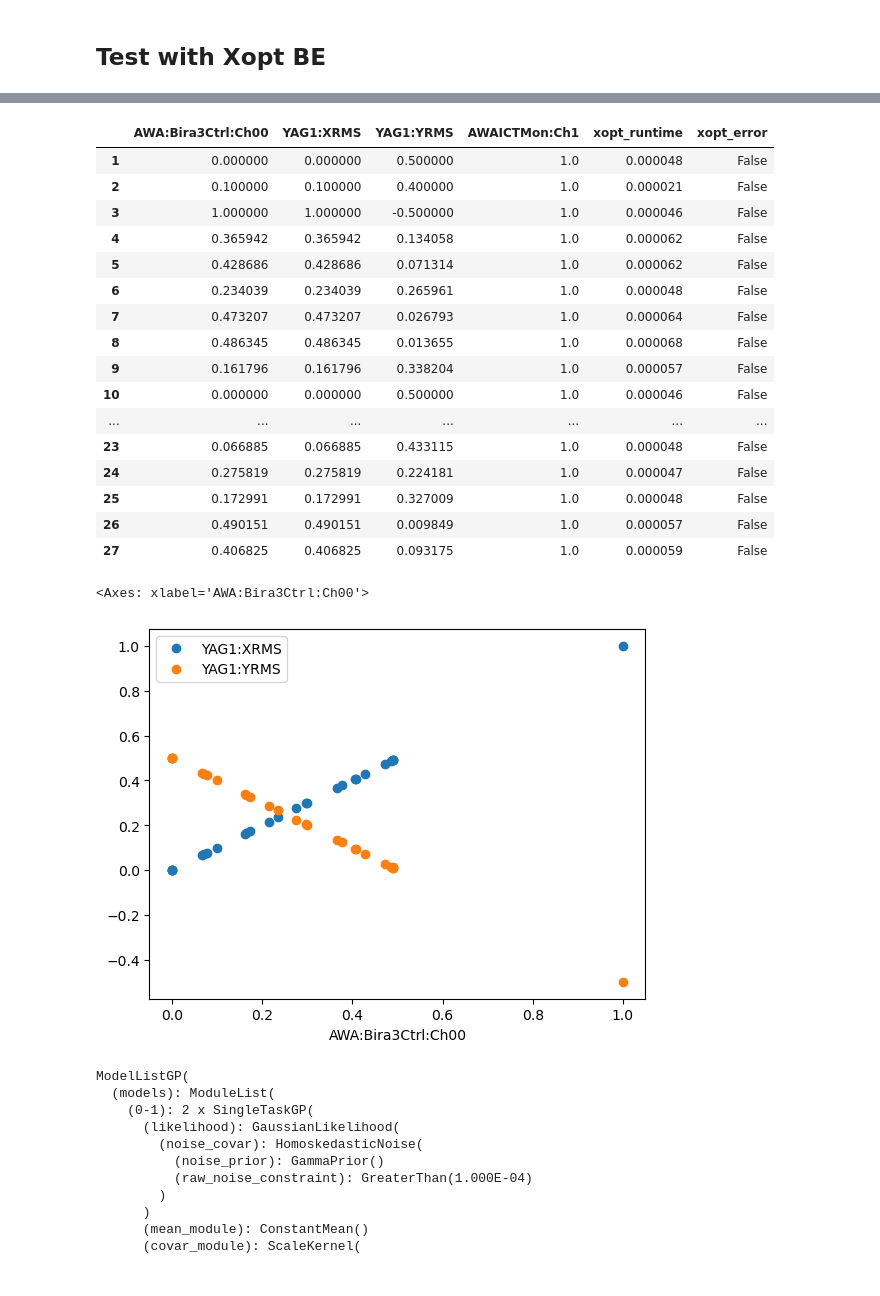
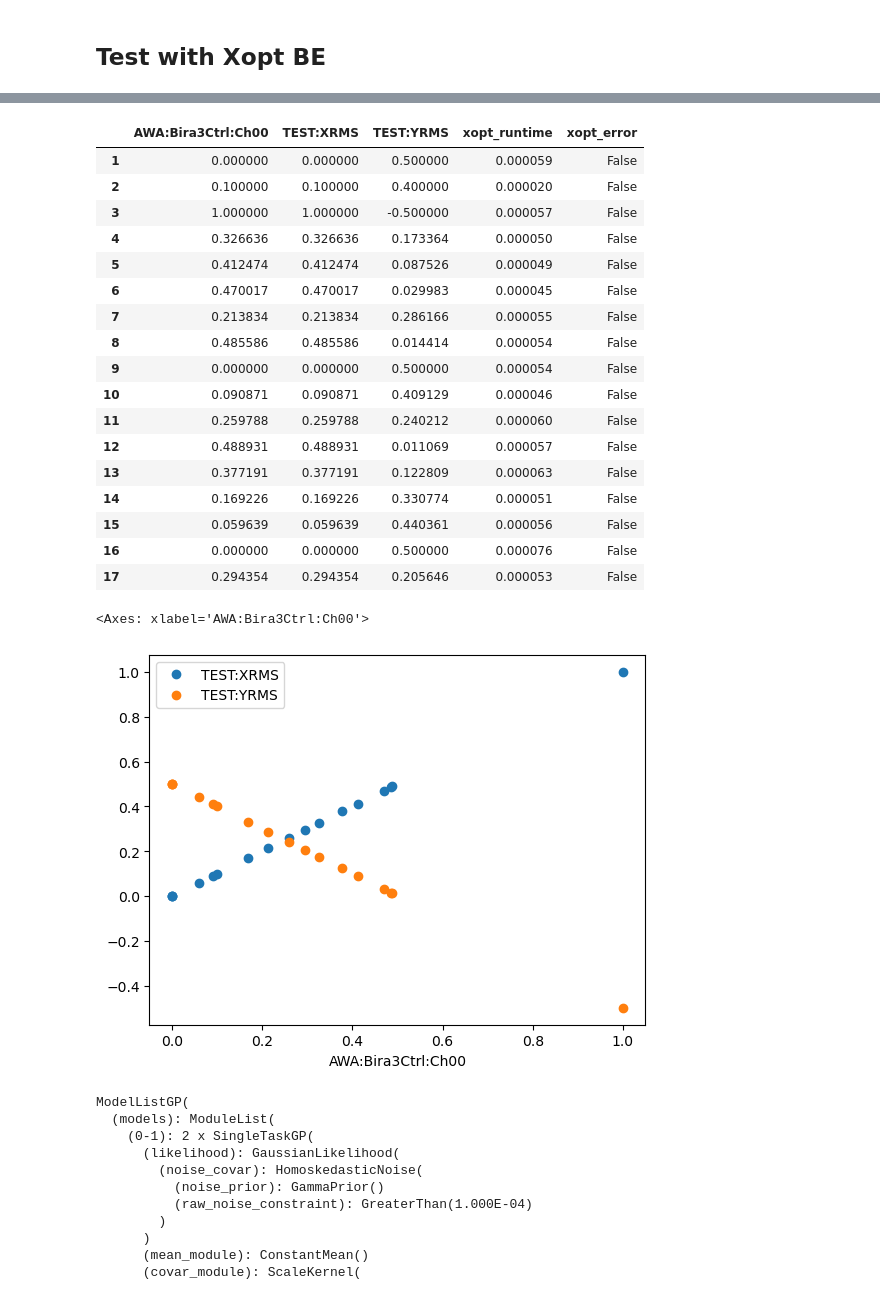
Before and after one commit to seongyeolk/awa-badger, a Jupyter notebook: emittance_meas_example.ipynb, the cells around one changed output, grey strips where cells are left out. Saved outputs shown, nothing was run; the diff lists cells and outputs as text; code cells hidden in the pictures.

Commit message:
added specific AWA observables

```diff
--- a/emittance_meas_example.ipynb
+++ b/emittance_meas_example.ipynb
@@ -67,13 +65,13 @@ from xopt.generators.bayesian import BayesianExplorationGenerator
 
 def evaluate(inputs):
     env.set_variables(inputs)
-    return env.get_observables(env.observables)
+    return env.get_observables(["TEST:XRMS", "TEST:YRMS"])
 
 # remove one variable
 variables = dict((name, env.variables[name]) for name in ["AWA:Bira3Ctrl:Ch00"])
 vocs = VOCS(variables=variables,
-            objectives={"YAG1:XRMS":"MINIMIZE"},
-            constraints={"YAG1:YRMS":["GREATER_THAN",0.0]})
+            objectives={"TEST:XRMS":"MINIMIZE"},
+            constraints={"TEST:YRMS":["GREATER_THAN",0.0]})
 generator = BayesianExplorationGenerator(vocs)
 evaluator = Evaluator(function=evaluate)
 X = Xopt(vocs=vocs, evaluator=evaluator, generator=generator)
@@ -98,31 +101,32 @@ for i in range(15):
 # %%
 X.data
 # %% [output]
-|  | AWA:Bira3Ctrl:Ch00 | YAG1:XRMS | YAG1:YRMS | AWAICTMon:Ch1 | xopt_runtime | xopt_error |
-| 1 | 0.000000 | 0.000000 | 0.500000 | 1.0 | 0.000048 | False |
-| 2 | 0.100000 | 0.100000 | 0.400000 | 1.0 | 0.000021 | False |
-| 3 | 1.000000 | 1.000000 | -0.500000 | 1.0 | 0.000046 | False |
-| 4 | 0.365942 | 0.365942 | 0.134058 | 1.0 | 0.000062 | False |
-| 5 | 0.428686 | 0.428686 | 0.071314 | 1.0 | 0.000062 | False |
-| 6 | 0.234039 | 0.234039 | 0.265961 | 1.0 | 0.000048 | False |
-| 7 | 0.473207 | 0.473207 | 0.026793 | 1.0 | 0.000064 | False |
-| 8 | 0.486345 | 0.486345 | 0.013655 | 1.0 | 0.000068 | False |
-| 9 | 0.161796 | 0.161796 | 0.338204 | 1.0 | 0.000057 | False |
-| 10 | 0.000000 | 0.000000 | 0.500000 | 1.0 | 0.000046 | False |
-| ... | ... | ... | ... | ... | ... | ... |
-| 23 | 0.066885 | 0.066885 | 0.433115 | 1.0 | 0.000048 | False |
-| 24 | 0.275819 | 0.275819 | 0.224181 | 1.0 | 0.000047 | False |
-| 25 | 0.172991 | 0.172991 | 0.327009 | 1.0 | 0.000048 | False |
-| 26 | 0.490151 | 0.490151 | 0.009849 | 1.0 | 0.000057 | False |
-| 27 | 0.406825 | 0.406825 | 0.093175 | 1.0 | 0.000059 | False |
+|  | AWA:Bira3Ctrl:Ch00 | TEST:XRMS | TEST:YRMS | xopt_runtime | xopt_error |
+| 1 | 0.000000 | 0.000000 | 0.500000 | 0.000059 | False |
+| 2 | 0.100000 | 0.100000 | 0.400000 | 0.000020 | False |
+| 3 | 1.000000 | 1.000000 | -0.500000 | 0.000057 | False |
+| 4 | 0.326636 | 0.326636 | 0.173364 | 0.000050 | False |
+| 5 | 0.412474 | 0.412474 | 0.087526 | 0.000049 | False |
+| 6 | 0.470017 | 0.470017 | 0.029983 | 0.000045 | False |
+| 7 | 0.213834 | 0.213834 | 0.286166 | 0.000055 | False |
+| 8 | 0.485586 | 0.485586 | 0.014414 | 0.000054 | False |
+| 9 | 0.000000 | 0.000000 | 0.500000 | 0.000054 | False |
+| 10 | 0.090871 | 0.090871 | 0.409129 | 0.000046 | False |
+| 11 | 0.259788 | 0.259788 | 0.240212 | 0.000060 | False |
+| 12 | 0.488931 | 0.488931 | 0.011069 | 0.000057 | False |
+| 13 | 0.377191 | 0.377191 | 0.122809 | 0.000063 | False |
+| 14 | 0.169226 | 0.169226 | 0.330774 | 0.000051 | False |
+| 15 | 0.059639 | 0.059639 | 0.440361 | 0.000056 | False |
+| 16 | 0.000000 | 0.000000 | 0.500000 | 0.000076 | False |
+| 17 | 0.294354 | 0.294354 | 0.205646 | 0.000053 | False |
 # %%
 import os
 os.environ["KMP_DUPLICATE_LIB_OK"]="TRUE"
 
-X.data.plot(x="AWA:Bira3Ctrl:Ch00", y=["YAG1:XRMS","YAG1:YRMS"],style="o")
+X.data.plot(x="AWA:Bira3Ctrl:Ch00", y=["TEST:XRMS","TEST:YRMS"],style="o")
 # %% [output]
 <Axes: xlabel='AWA:Bira3Ctrl:Ch00'>
-[figure, old version]
+[figure, new version]
 # %%
 model = X.generator.model
 # %%
```
Also changed, not shown: parts of 6 cells of this notebook, 4 other files.
